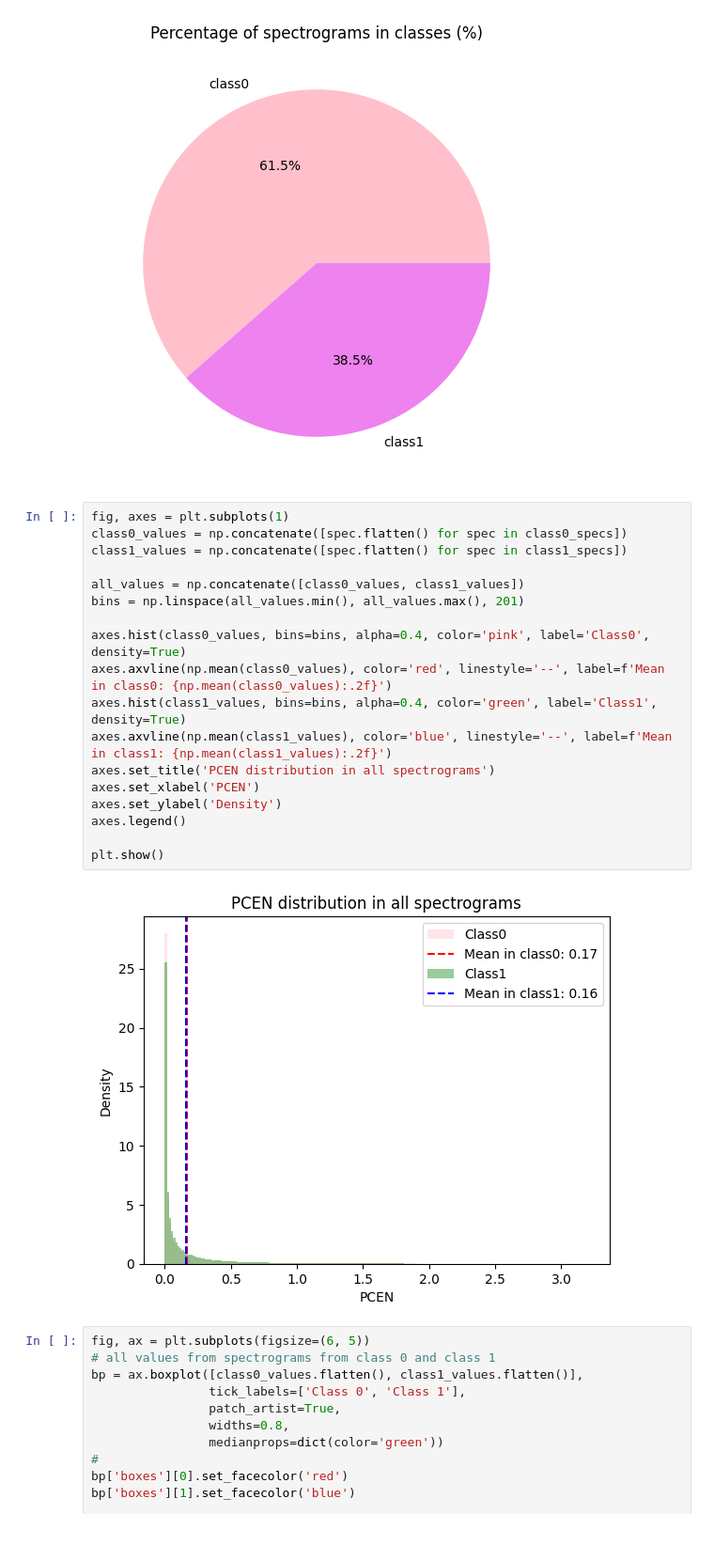
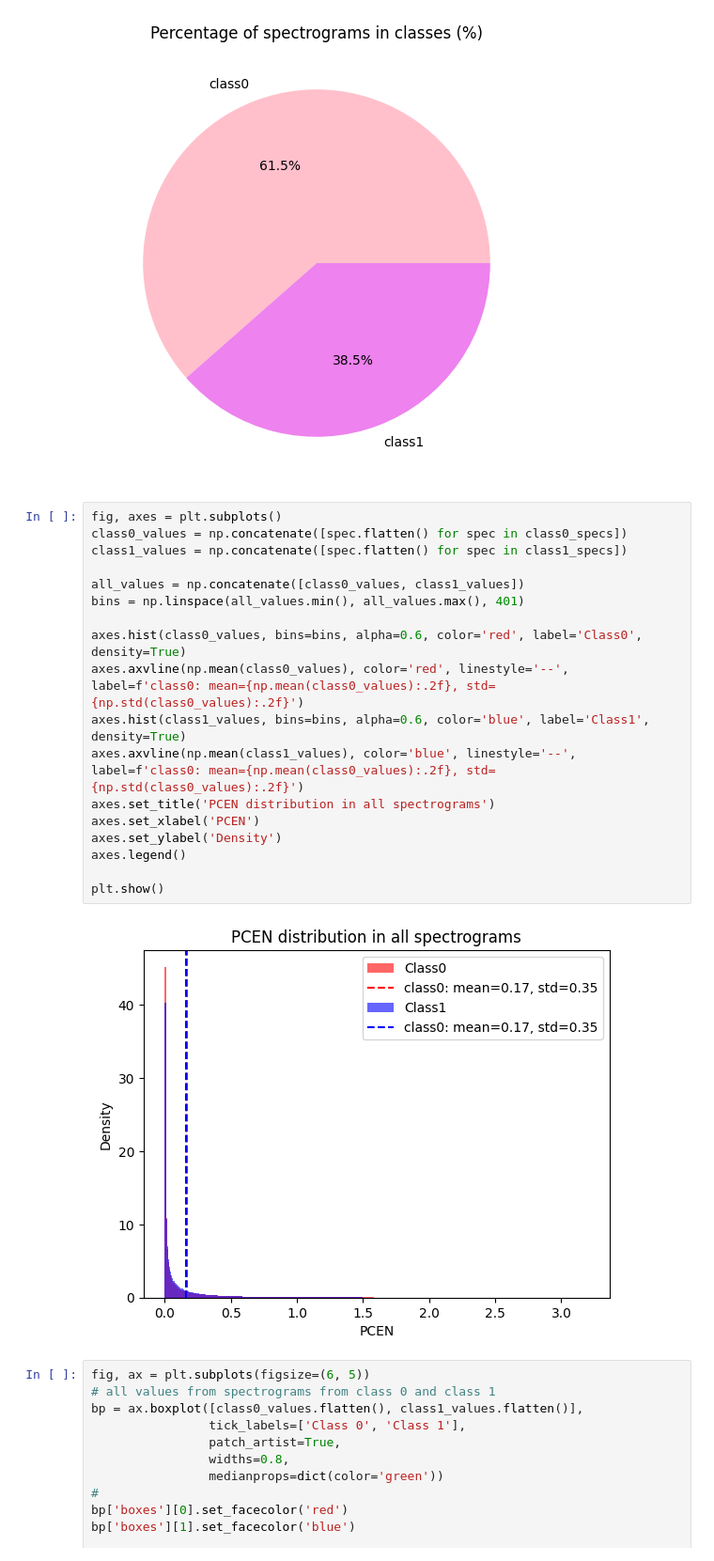
Before and after one commit to rybaks72/IML_Voice_Recognition, a Jupyter notebook: exploratory_data_analysis/spectograms_analysis.ipynb, the cells around one changed output. Shown at 94% size. Saved outputs shown, nothing was run; the diff lists cells and outputs as text.

```diff
--- a/exploratory_data_analysis/spectograms_analysis.ipynb
+++ b/exploratory_data_analysis/spectograms_analysis.ipynb
@@ -66,25 +66,25 @@ plt.show()
 # %% [output]
 [figure]
 # %%
-fig, axes = plt.subplots(1)
+fig, axes = plt.subplots()
 class0_values = np.concatenate([spec.flatten() for spec in class0_specs])
 class1_values = np.concatenate([spec.flatten() for spec in class1_specs])
 
 all_values = np.concatenate([class0_values, class1_values])
-bins = np.linspace(all_values.min(), all_values.max(), 201)
+bins = np.linspace(all_values.min(), all_values.max(), 401)
 
-axes.hist(class0_values, bins=bins, alpha=0.4, color='pink', label='Class0', density=True)
-axes.axvline(np.mean(class0_values), color='red', linestyle='--', label=f'Mean in class0: {np.mean(class0_values):.2f}')
-axes.hist(class1_values, bins=bins, alpha=0.4, color='green', label='Class1', density=True)
-axes.axvline(np.mean(class1_values), color='blue', linestyle='--', label=f'Mean in class1: {np.mean(class1_values):.2f}')
+axes.hist(class0_values, bins=bins, alpha=0.6, color='red', label='Class0', density=True)
+axes.axvline(np.mean(class0_values), color='red', linestyle='--', label=f'class0: mean={np.mean(class0_values):.2f}, std={np.std(class0_values):.2f}')
+axes.hist(class1_values, bins=bins, alpha=0.6, color='blue', label='Class1', density=True)
+axes.axvline(np.mean(class1_values), color='blue', linestyle='--', label=f'class0: mean={np.mean(class0_values):.2f}, std={np.std(class0_values):.2f}')
 axes.set_title('PCEN distribution in all spectrograms')
 axes.set_xlabel('PCEN')
 axes.set_ylabel('Density')
 axes.legend()
 
 plt.show()
 # %% [output]
-[figure, old version]
+[figure, new version]
 # %%
 fig, ax = plt.subplots(figsize=(6, 5))
 # all values from spectrograms from class 0 and class 1
```
Also changed, not shown: parts of 3 cells of this notebook, 1 other file.
